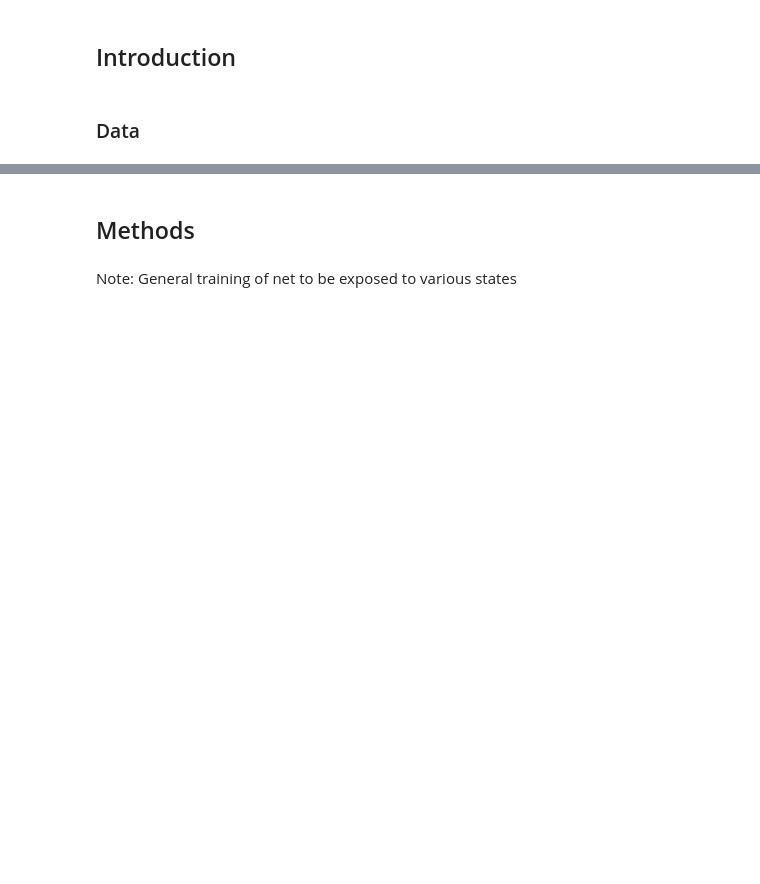
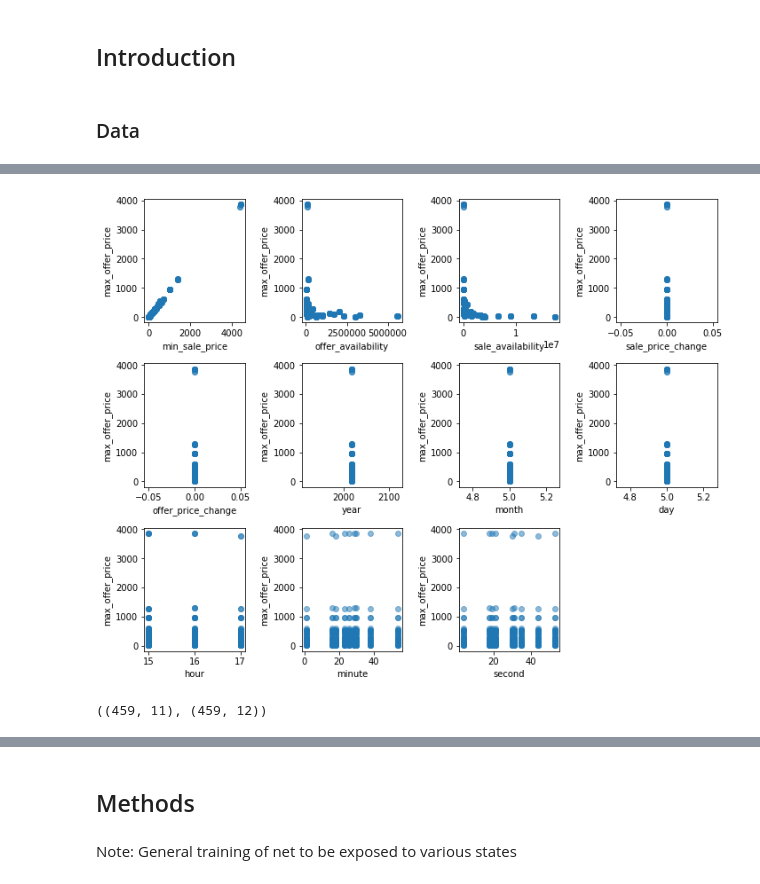
Before and after one commit to vicweeks/CS445-TermProject, a Jupyter notebook: TermProject.ipynb, the cells around one changed output, grey strips where cells are left out. Drawn from its saved outputs; the diff is of its cells as text; code cells hidden in the pictures; blank space fills up the shorter version.

```diff
--- a/TermProject.ipynb
+++ b/TermProject.ipynb
@@ -119,0 +85,2 @@ currPortfolio['19725']
+# %%
+names = ['item_id', 'max_offer_price', 'min_sale_price', 'offer_availability', 'sale_availability', 'sale_price_change', 'offer_price_change', 'year', 'month', 'day', 'hour', 'minute', 'second']
@@ -119,0 +98,20 @@ currPortfolio['19725']
+# %%
+T = itemTimeData[:, 1:2]
+X = itemTimeData[:, 2:]
+Tname = names[1]
+Xnames = names[2:]
+# %%
+plt.figure(figsize=(10,10))
+for c in range(X.shape[1]):
+    plt.subplot(4, 4, c+1)
+    plt.plot(X[:, c], T, 'o', alpha=0.5)
+    plt.ylabel(Tname)
+    plt.xlabel(Xnames[c])
+    plt.tight_layout()
+# %% [output]
+[figure, added]
+# %%
+X1 = np.insert(X, 0, 1, 1)
+X.shape, X1.shape
+# %% [output]
+((459, 11), (459, 12))
```
Also changed, not shown: parts of 23 cells of this notebook, 2 other files.
